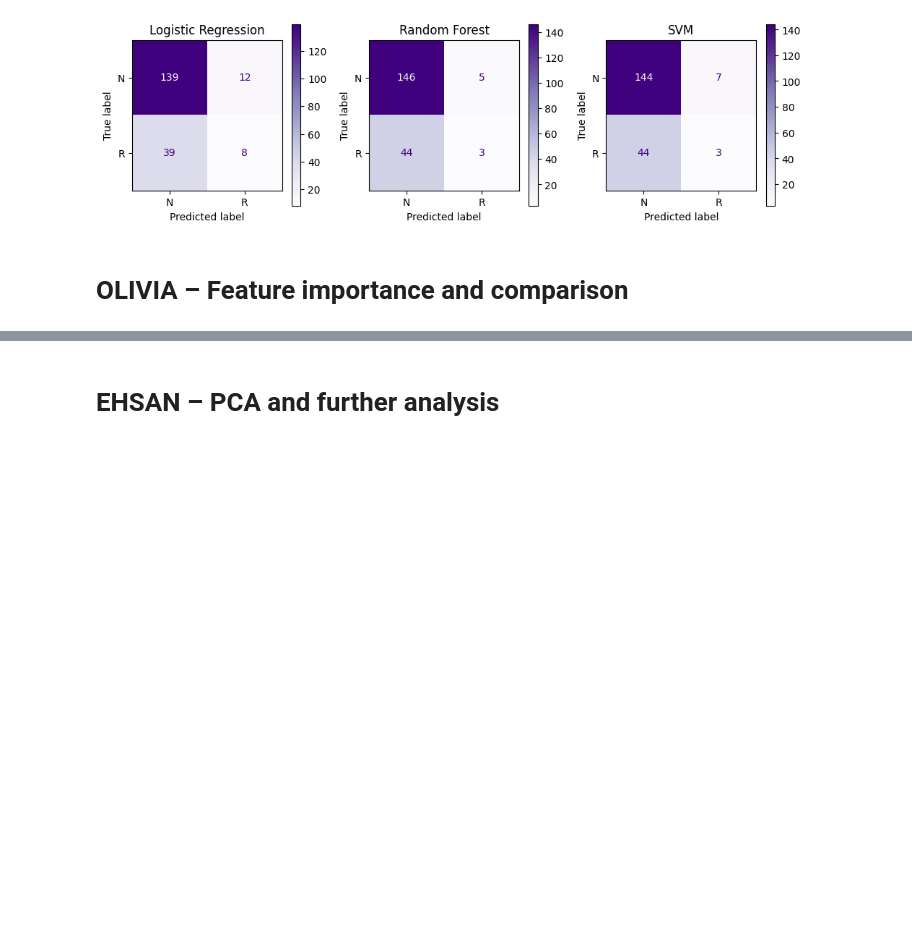
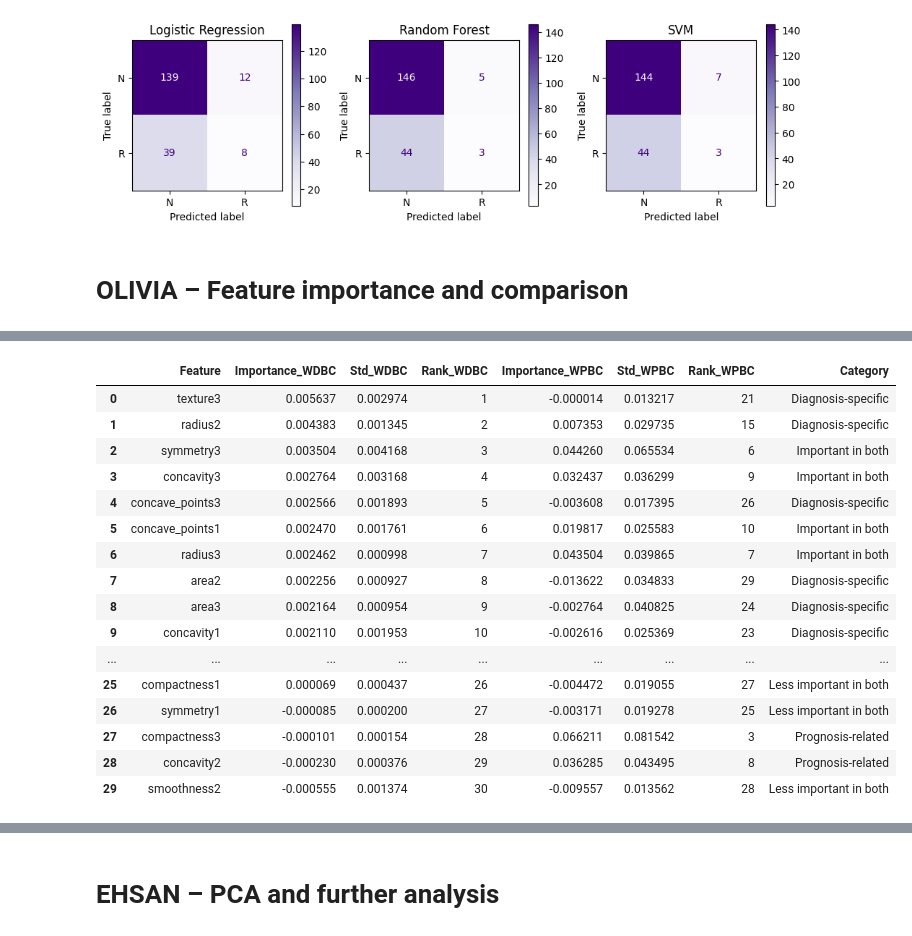
Before and after one commit to Bndreea/Team-9, a Jupyter notebook: Group9.ipynb, the cells around one changed output, grey strips where cells are left out. Drawn from its saved outputs; the diff is of its cells as text; code cells hidden in the pictures; blank space fills up the shorter version.

```diff
--- a/Group9.ipynb
+++ b/Group9.ipynb
@@ -819,0 +1061,75 @@ plt.show()
+# %%
+# Comfirm the features are the same
+print("WDBC features:", len(X_wdbc.columns))
+print("WPBC features:", len(X_nuclear.columns))
+
+print(
+    "Are the features identical?",
+    set(X_wdbc.columns) == set(X_nuclear.columns)
+)
+
+# Combine 2 importance tables
+comparison_df = pd.merge(
+    wdbc_importance,
+    wpbc_importance,
+    on="Feature",
+    suffixes=("_WDBC", "_WPBC")
+)
+
+display(comparison_df.head())
+
+# Judge which features are important to both datasets (Top10=Important)
+comparison_df["Category"] = np.select(
+    [
+        (comparison_df["Rank_WDBC"] <= 10) &
+        (comparison_df["Rank_WPBC"] <= 10),
+
+        (comparison_df["Rank_WDBC"] <= 10) &
+        (comparison_df["Rank_WPBC"] > 10),
+
+        (comparison_df["Rank_WDBC"] > 10) &
+        (comparison_df["Rank_WPBC"] <= 10)
+    ],
+    [
+        "Important in both",
+        "Diagnosis-specific",
+        "Prognosis-related"
+    ],
+    default="Less important in both"
+)
+
+comparison_df = comparison_df.sort_values(
+    by="Rank_WDBC"
+)
+
+display(comparison_df)
+
+# List 4 situations separately
+important_both = comparison_df[
+    comparison_df["Category"] == "Important in both"
+]
+
+diagnosis_specific = comparison_df[
+    comparison_df["Category"] == "Diagnosis-specific"
+]
+
+prognosis_related = comparison_df[
+    comparison_df["Category"] == "Prognosis-related"
+]
+
+less_important = comparison_df[
+    comparison_df["Category"] == "Less important in both"
+]
+
+print("Important in both:")
+display(important_both[["Feature", "Rank_WDBC", "Rank_WPBC"]])
+
+print("Diagnosis-specific:")
+display(diagnosis_specific[["Feature", "Rank_WDBC"]])
+
+print("Prognosis-related:")
+display(prognosis_related[["Feature", "Rank_WPBC"]])
+
+print("Less important in both:")
+display(less_important[["Feature"]])
+# %% [output]
@@ -819,0 +1145,17 @@ plt.show()
+|  | Feature | Importance_WDBC | Std_WDBC | Rank_WDBC | Importance_WPBC | Std_WPBC | Rank_WPBC | Category |
+| 0 | texture3 | 0.005637 | 0.002974 | 1 | -0.000014 | 0.013217 | 21 | Diagnosis-specific |
+| 1 | radius2 | 0.004383 | 0.001345 | 2 | 0.007353 | 0.029735 | 15 | Diagnosis-specific |
+| 2 | symmetry3 | 0.003504 | 0.004168 | 3 | 0.044260 | 0.065534 | 6 | Important in both |
+| 3 | concavity3 | 0.002764 | 0.003168 | 4 | 0.032437 | 0.036299 | 9 | Important in both |
+| 4 | concave_points3 | 0.002566 | 0.001893 | 5 | -0.003608 | 0.017395 | 26 | Diagnosis-specific |
+| 5 | concave_points1 | 0.002470 | 0.001761 | 6 | 0.019817 | 0.025583 | 10 | Important in both |
+| 6 | radius3 | 0.002462 | 0.000998 | 7 | 0.043504 | 0.039865 | 7 | Important in both |
+| 7 | area2 | 0.002256 | 0.000927 | 8 | -0.013622 | 0.034833 | 29 | Diagnosis-specific |
+| 8 | area3 | 0.002164 | 0.000954 | 9 | -0.002764 | 0.040825 | 24 | Diagnosis-specific |
+| 9 | concavity1 | 0.002110 | 0.001953 | 10 | -0.002616 | 0.025369 | 23 | Diagnosis-specific |
+| ... | ... | ... | ... | ... | ... | ... | ... | ... |
+| 25 | compactness1 | 0.000069 | 0.000437 | 26 | -0.004472 | 0.019055 | 27 | Less important in both |
+| 26 | symmetry1 | -0.000085 | 0.000200 | 27 | -0.003171 | 0.019278 | 25 | Less important in both |
+| 27 | compactness3 | -0.000101 | 0.000154 | 28 | 0.066211 | 0.081542 | 3 | Prognosis-related |
+| 28 | concavity2 | -0.000230 | 0.000376 | 29 | 0.036285 | 0.043495 | 8 | Prognosis-related |
+| 29 | smoothness2 | -0.000555 | 0.001374 | 30 | -0.009557 | 0.013562 | 28 | Less important in both |
```
Also changed, not shown: parts of 20 cells of this notebook.
